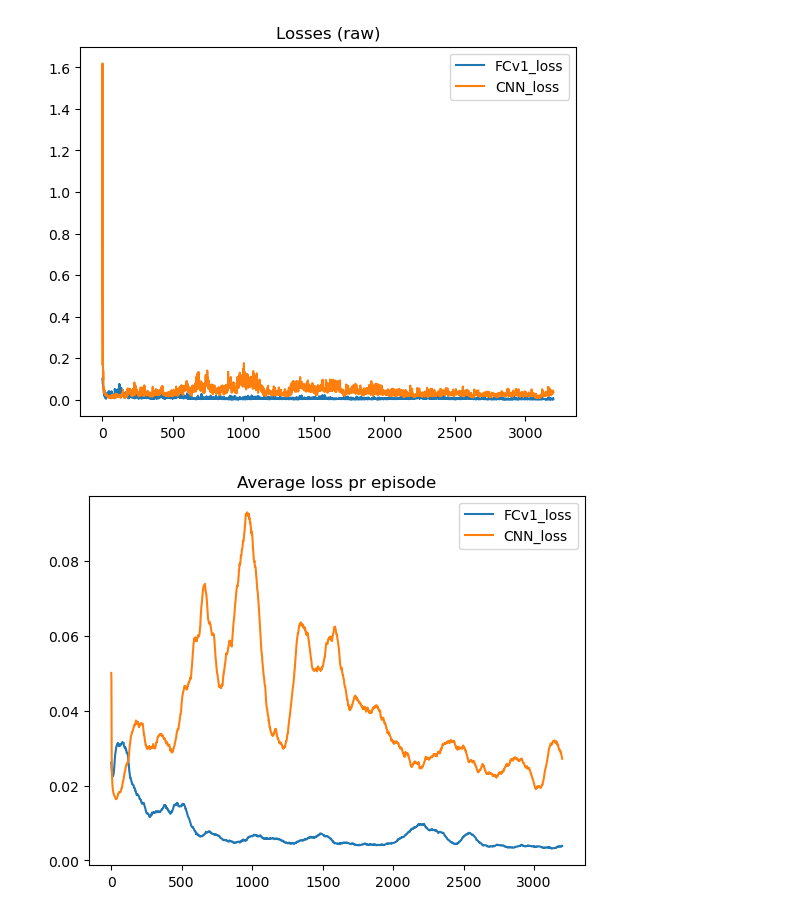
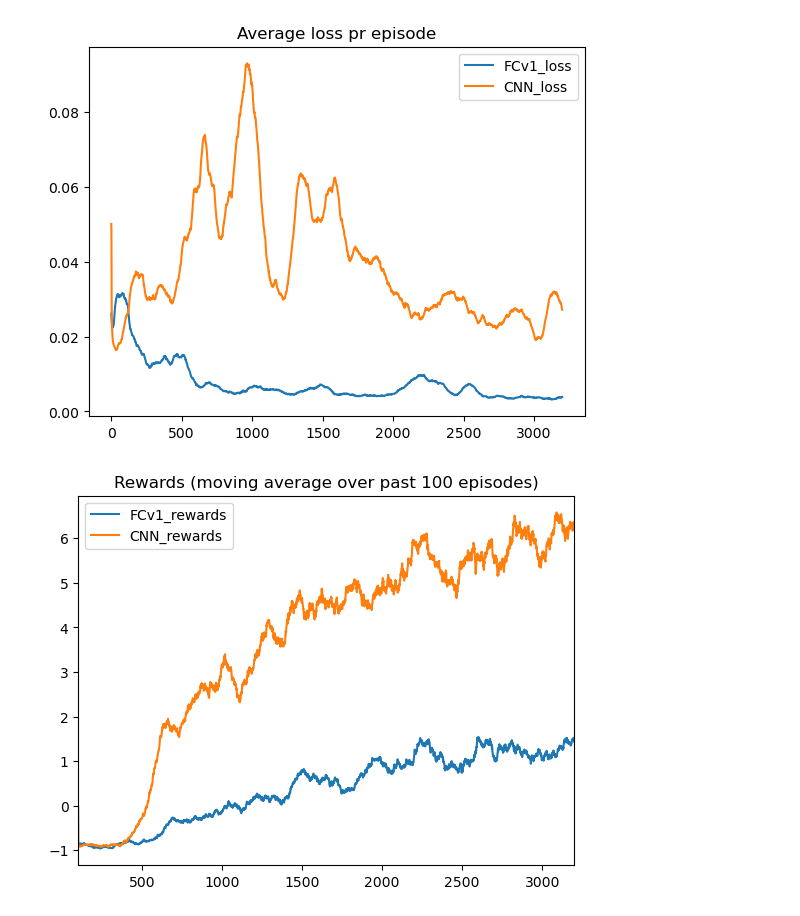
Before and after one commit to MaltheT/dl-project-grp21, a Jupyter notebook: src/plotter.ipynb, the cells around one changed output. Saved outputs shown, nothing was run; the diff lists cells and outputs as text; code cells hidden in the pictures.

```diff
--- a/src/plotter.ipynb
+++ b/src/plotter.ipynb
@@ -35,8 +35,10 @@ def plot(data, label):
     else:
         plt.plot(data[0:MAX_INDEX], label=label)
 
+#Average {q-value,rewards} pr episode
 for i, key in enumerate(data):
-    # Raw
+    if(key == 'Losses'):
+        continue
     plt.title(key + ' (raw)')
     for d in data[key]:
         plot(d['data'],d['label'])
@@ -44,33 +46,33 @@ for i, key in enumerate(data):
     plt.show()
     fig.savefig(out_prefix + key + '.png',transparent=TRANSPARENT)
 
 # Average loss pr episode
-
 plt.title('Average loss pr episode')
 for d in data['Losses']:
     d['data'] = np.convolve(d['data'], np.ones((100,))/100, mode='valid')
     plot(d['data'],d['label'])
 plt.legend()
 plt.show()
 fig.savefig(out_prefix + 'Average_loss_pr_episode.png',transparent=TRANSPARENT)
 
 
 # Moving average
 
 for i, key in enumerate(data):
     for d, obj in enumerate(data[key]):
         obj['moving_average'] = []
         for j in range(0, len(obj['data'])):
             if j >= MOVING_AVERAGE_WINDOW:
                 obj['moving_average'].append(np.mean(obj['data'][j-MOVING_AVERAGE_WINDOW:j]))
             else:
                 data[key][d]['moving_average'].append(0)
         plot(obj['moving_average'],obj['label'])
     plt.title(key + ' (moving average over past ' + str(MOVING_AVERAGE_WINDOW) + ' episodes)')
     plt.legend()
+    plt.xlim(MOVING_AVERAGE_WINDOW,MAX_INDEX)
     plt.show()
 # %% [output]
 [figure]
 [figure]
-[figure, old version]
+[figure, new version]
-[figure, old version]
+[figure, new version]
```
Also changed, not shown: parts of 1 cell of this notebook.
